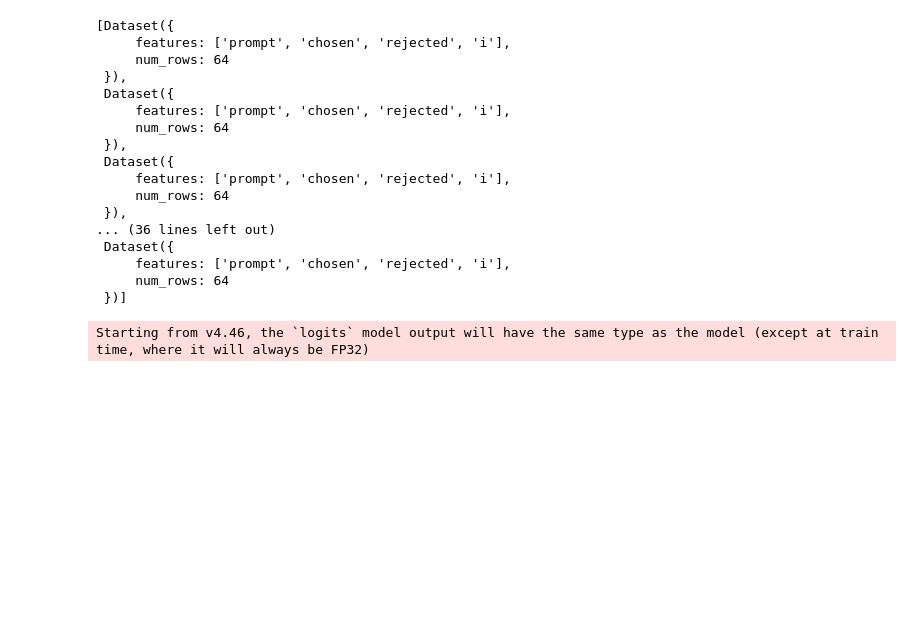
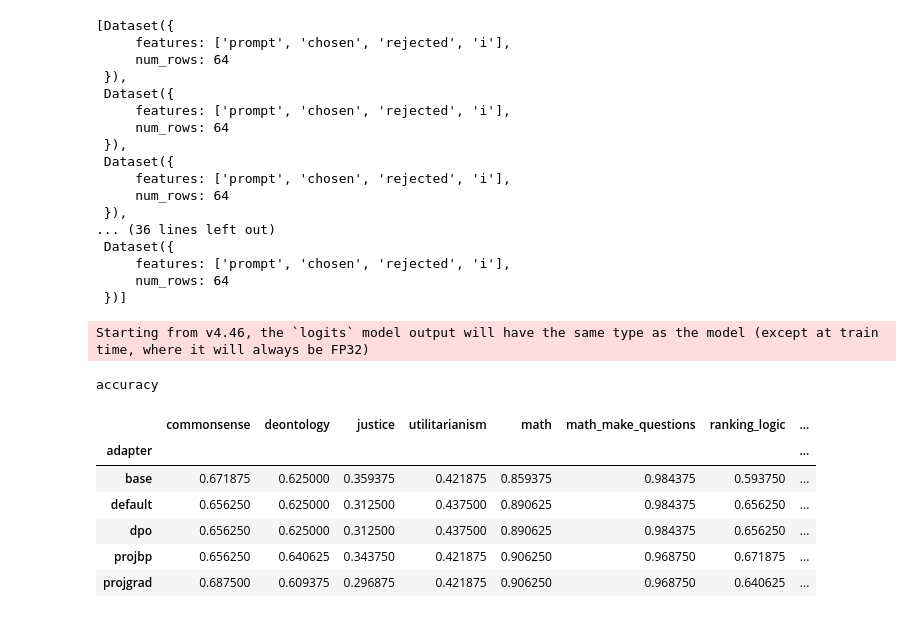
Before and after one commit to wassname/repr-preference-optimization, a Jupyter notebook: nbs/10_eval.ipynb, the cells around one changed output. Drawn from its saved outputs; the diff is of its cells as text; code cells hidden in the pictures; blank space fills up the shorter version.

```diff
--- a/nbs/10_eval.ipynb
+++ b/nbs/10_eval.ipynb
@@ -169,15 +173,15 @@ model = model.cuda()
 # ## Eval
 # eval on ethics, GENIES, and our train dataset
 N = None
-N = 64
+N = 256
 dataset = 'us_history_textbook'
 datasets = [
-    load_dataset_n('wassname/genie_dpo', name=args.dataset, split='train', N=N),
-    load_dataset_n('wassname/genie_dpo', name=args.dataset, split='test', N=N),
+    load_dataset_n('wassname/genies_preferences', name=args.dataset, split='train', N=N),
+    load_dataset_n('wassname/genies_preferences', name=args.dataset, split='test', N=N),
 ]
 datasets += dist2datasets(GENIES, N=N, source=[args.dataset]) # our hard OOS test
 datasets += get_ethics_datasets(N=N)
-datasets += [load_dataset_n('wassname/genie_dpo', name=name, split='test', N=N) for name in ['math_make_questions', 'truthful_qa', 'wrong_arc', 'ranking_logic',
+datasets += [load_dataset_n('wassname/genies_preferences', name=name, split='test', N=N) for name in ['math_make_questions', 'truthful_qa', 'wrong_arc', 'ranking_logic',
  'math', 'sycophancy_mimicry'
 ]]
 # %%
@@ -206,7 +210,7 @@ res, df_res2 = evaluate_model(model=model,
                                 datasets=datasets,
                                     batch_size=args.batch_size*2,
                                     bf16=True,
-                                    torch_empty_cache_steps=100, verbose=args.verbose)
+                                    torch_empty_cache_steps=100, verbowse=args.verbose)
 # %% [output]
 Starting from v4.46, the `logits` model output will have the same type as the model (except at train time, where it will always be FP32)
 # %%
@@ -406,0 +221,33 @@ print(
+# %%
+from reprpo.training import parse_eval
+from reprpo.gen import get_model_generations, display_gen
+
+def rename_columns(df):
+    df.columns = [d.replace("genie_dpo-", "") for d in df.columns]
+    df.columns = [d.replace("genies_preferences-", "") for d in df.columns]
+    df.columns = [d.replace("ethics_expression_preferences-", "") for d in df.columns]
+    df.columns = [d.split(f"[:{N}]")[0] for d in df.columns]
+    df.columns = [d.split(f"-test")[0] for d in df.columns]
+    return df
+# %%
+adapter_name = df_res2[["adapter"]].query('adapter!="base"').values[0, 0]
+
+df_res = (
+    df_res2.groupby(["dataset", "adapter"], dropna=False)["correct"]
+    .mean()
+    .unstack()
+    .T
+)
+df_res = rename_columns(df_res)
+
+print('accuracy')
+df_res
+# %% [output]
+accuracy
+|  | commonsense | deontology | justice | utilitarianism | math | math_make_questions | ranking_logic | ... |
+| adapter |  |  |  |  |  |  |  | ... |
+| base | 0.671875 | 0.625000 | 0.359375 | 0.421875 | 0.859375 | 0.984375 | 0.593750 | ... |
+| default | 0.656250 | 0.625000 | 0.312500 | 0.437500 | 0.890625 | 0.984375 | 0.656250 | ... |
+| dpo | 0.656250 | 0.625000 | 0.312500 | 0.437500 | 0.890625 | 0.984375 | 0.656250 | ... |
+| projbp | 0.656250 | 0.640625 | 0.343750 | 0.421875 | 0.906250 | 0.968750 | 0.671875 | ... |
+| projgrad | 0.687500 | 0.609375 | 0.296875 | 0.421875 | 0.906250 | 0.968750 | 0.640625 | ... |
```
Also changed, not shown: parts of 11 cells of this notebook, 1 other file.
